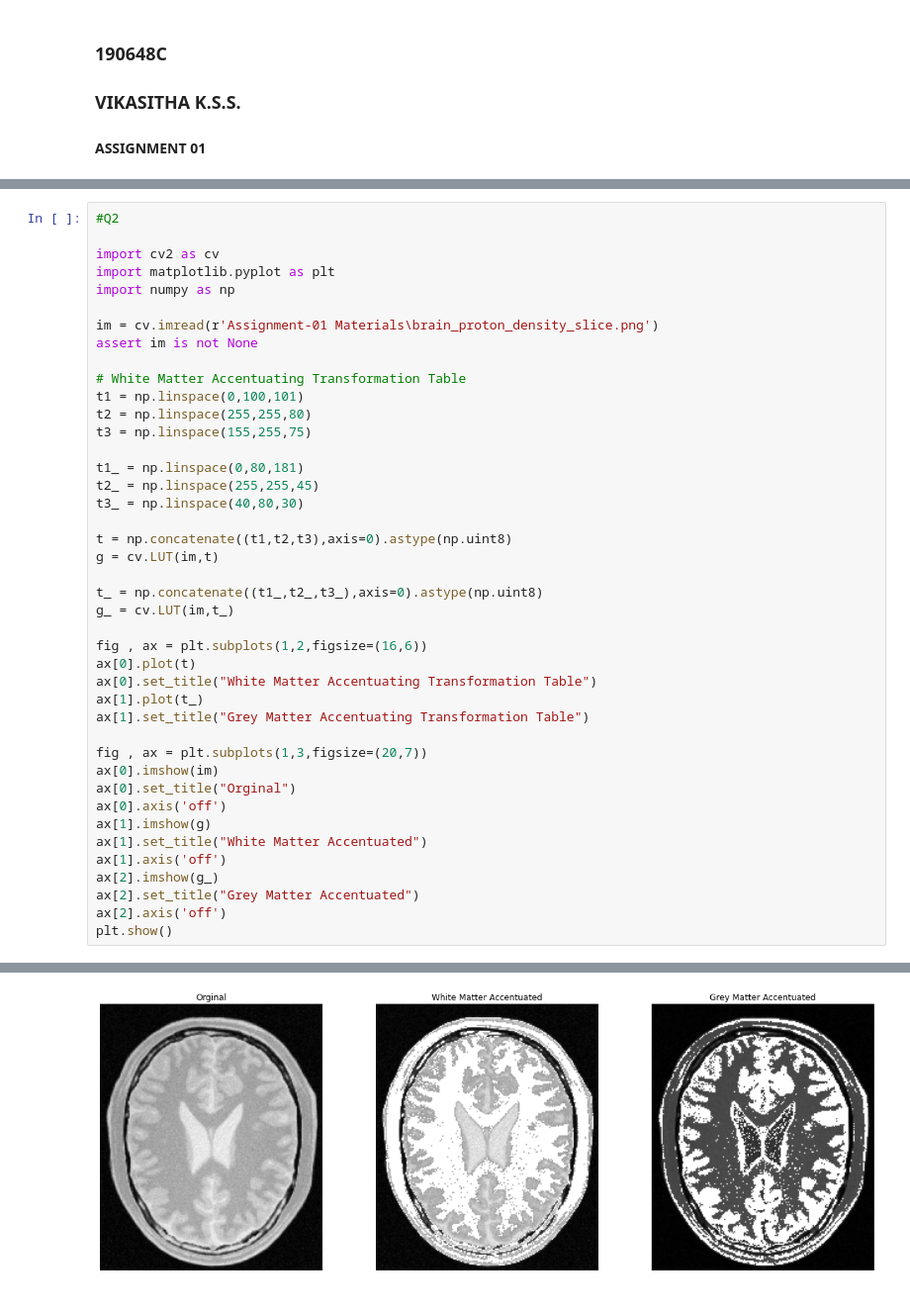
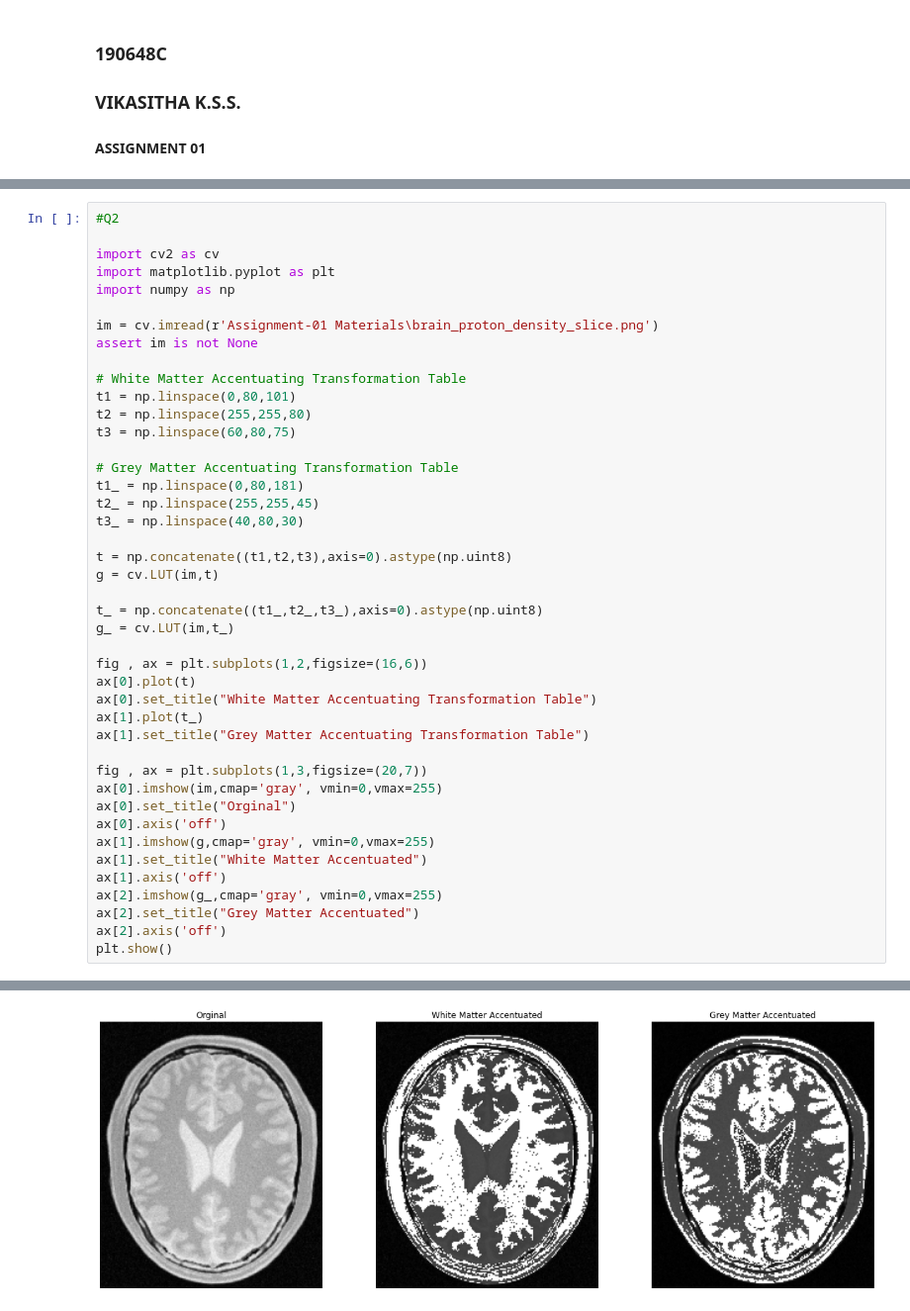
Before and after one commit to SasininduSV/EN2550-Assignment-01, a Jupyter notebook: 190648C_a01.ipynb, the cells around one changed output, grey strips where cells are left out. Shown at 99% size. Saved outputs shown, nothing was run; the diff lists cells and outputs as text.

```diff
--- a/190648C_a01.ipynb
+++ b/190648C_a01.ipynb
@@ -45,10 +45,11 @@ im = cv.imread(r'Assignment-01 Materials\brain_proton_density_slice.png')
 assert im is not None
 
 # White Matter Accentuating Transformation Table
-t1 = np.linspace(0,100,101)
+t1 = np.linspace(0,80,101)
 t2 = np.linspace(255,255,80)
-t3 = np.linspace(155,255,75)
+t3 = np.linspace(60,80,75)
 
+# Grey Matter Accentuating Transformation Table
 t1_ = np.linspace(0,80,181)
 t2_ = np.linspace(255,255,45)
 t3_ = np.linspace(40,80,30)
@@ -66,13 +67,13 @@ ax[1].plot(t_)
 ax[1].set_title("Grey Matter Accentuating Transformation Table")
 
 fig , ax = plt.subplots(1,3,figsize=(20,7))
-ax[0].imshow(im)
+ax[0].imshow(im,cmap='gray', vmin=0,vmax=255)
 ax[0].set_title("Orginal")
 ax[0].axis('off')
-ax[1].imshow(g)
+ax[1].imshow(g,cmap='gray', vmin=0,vmax=255)
 ax[1].set_title("White Matter Accentuated")
 ax[1].axis('off')
-ax[2].imshow(g_)
+ax[2].imshow(g_,cmap='gray', vmin=0,vmax=255)
 ax[2].set_title("Grey Matter Accentuated")
 ax[2].axis('off')
 plt.show()
@@ -81 +82 @@ plt.show()
-[figure, old version]
+[figure, new version]
```
Also changed, not shown: parts of 3 cells of this notebook.
